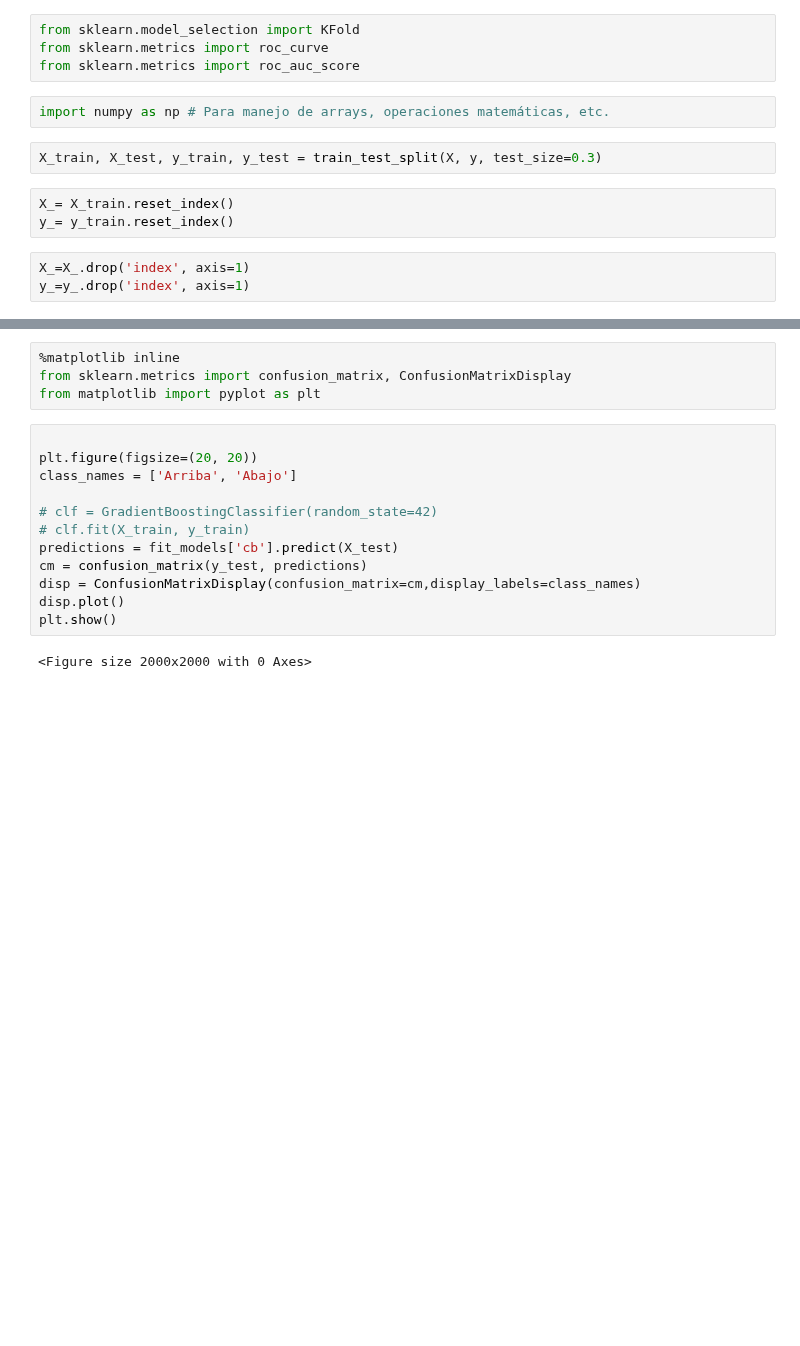
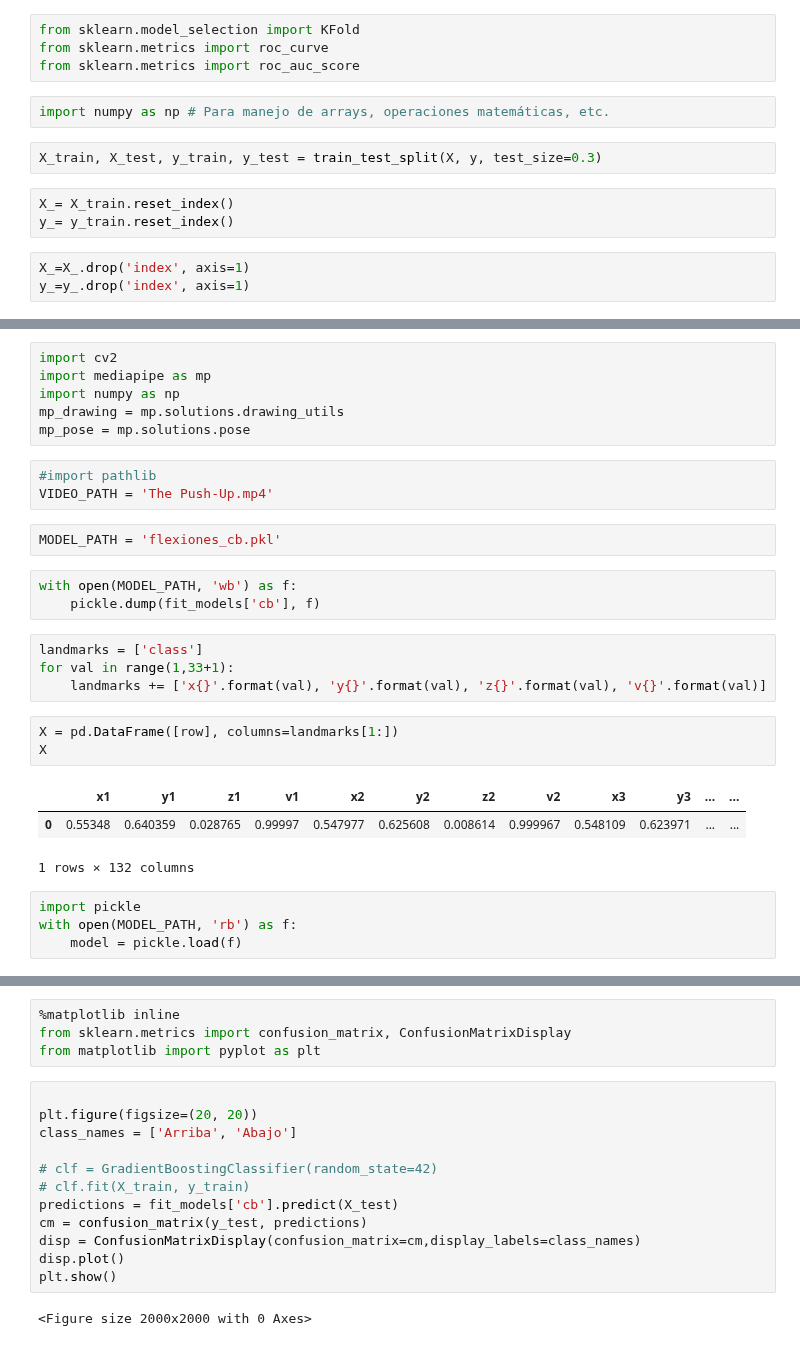
Before and after one commit to hcgalvan/Humai-Certifica-AI, a Jupyter notebook: notebooks/mvp-eng-pipeline.ipynb, the cells around one changed output, grey strips where cells are left out. Saved outputs shown, nothing was run; the diff lists cells and outputs as text; blank space fills up the shorter version.

```diff
--- a/notebooks/mvp-eng-pipeline.ipynb
+++ b/notebooks/mvp-eng-pipeline.ipynb
@@ -164,0 +242,29 @@ Accuracy 0.97 precision_score 0.97 recall_score 0.97
+# %%
+import cv2
+import mediapipe as mp
+import numpy as np
+mp_drawing = mp.solutions.drawing_utils
+mp_pose = mp.solutions.pose
+# %%
+#import pathlib
+VIDEO_PATH = 'The Push-Up.mp4'
+# %%
+MODEL_PATH = 'flexiones_cb.pkl'
+# %%
+with open(MODEL_PATH, 'wb') as f:
+    pickle.dump(fit_models['cb'], f)
+# %%
+landmarks = ['class']
+for val in range(1,33+1):
+    landmarks += ['x{}'.format(val), 'y{}'.format(val), 'z{}'.format(val), 'v{}'.format(val)]
+# %%
+X = pd.DataFrame([row], columns=landmarks[1:])
+X
+# %% [output]
+|  | x1 | y1 | z1 | v1 | x2 | y2 | z2 | v2 | x3 | y3 | ... | ... |
+| 0 | 0.55348 | 0.640359 | 0.028765 | 0.99997 | 0.547977 | 0.625608 | 0.008614 | 0.999967 | 0.548109 | 0.623971 | ... | ... |
+1 rows × 132 columns
+# %%
+import pickle
+with open(MODEL_PATH, 'rb') as f:
+    model = pickle.load(f)
```
Also changed, not shown: parts of 26 cells of this notebook, 47 other files.
